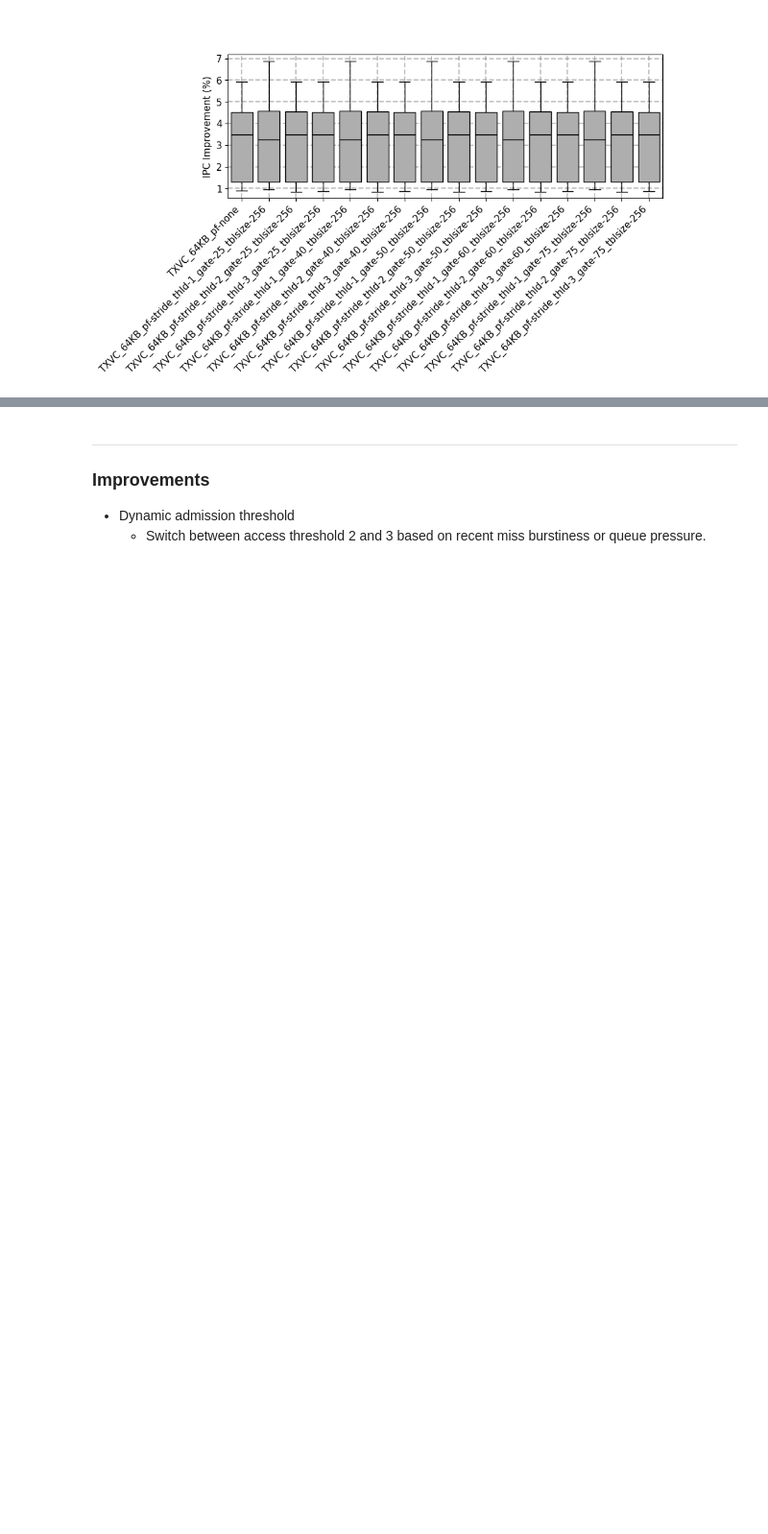
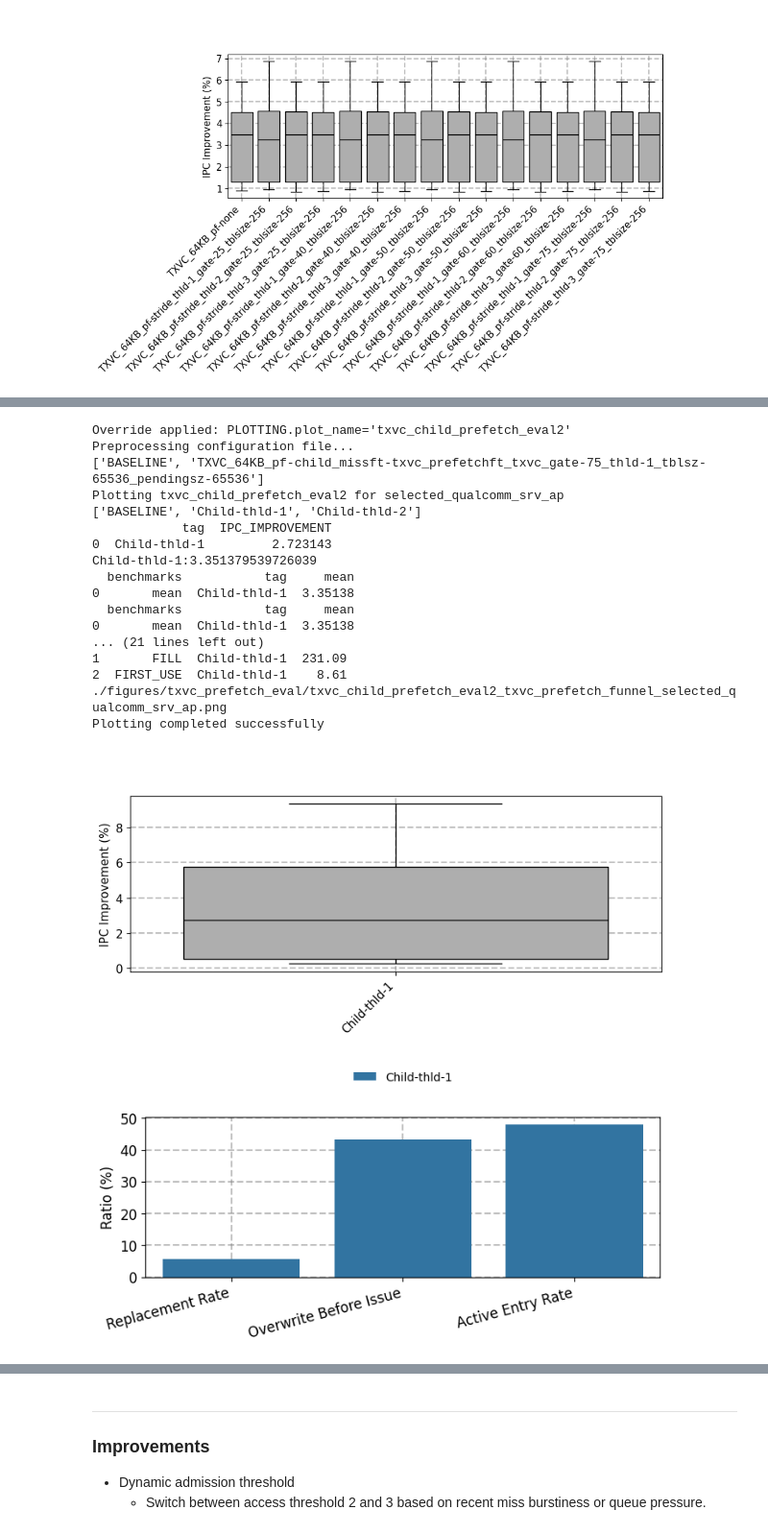
Before and after one commit to dchasap/itp_asplos25_AE, a Jupyter notebook: notebooks/txvc_prefetcher.ipynb, the cells around one changed output, grey strips where cells are left out. Shown at 96% size. Cells and saved outputs as stored; diff of their text form; code cells hidden in the pictures; blank space fills up the shorter version.

```diff
--- a/notebooks/txvc_prefetcher.ipynb
+++ b/notebooks/txvc_prefetcher.ipynb
@@ -362,0 +617,38 @@ Plotting completed successfully
+# %%
+!./scripts/manage_experiment.py --config exp_conf/txvc_child_prefetch_eval.ini --override "PLOTTING.plot_name=txvc_child_prefetch_eval2" "*.txvc.pf_child_train_on_hit=0 1" --plot
+
+from IPython.display import Image, display
+display(Image("./figures/txvc_prefetch_eval/txvc_child_prefetch_eval2_ipc_selected_qualcomm_srv_ap.png",
+width=600, height=600))
+
+from IPython.display import Image, display
+display(Image("./figures/txvc_prefetch_eval/txvc_child_prefetch_eval2_txvc_prefetcher_survivability_selected_qualcomm_srv_ap.png",
+width=600, height=600))
+
+from IPython.display import Image, display
+display(Image("./figures/txvc_prefetch_eval/txvc_child_prefetch_eval2_txvc_prefetch_failure_split_selected_qualcomm_srv_ap.png",
+width=600, height=600))
+
+from IPython.display import Image, display
+display(Image("./figures/txvc_prefetch_eval/txvc_child_prefetch_eval_txvc_prefetch_funnel_selected_qualcomm_srv_ap.png",
+width=600, height=600))
+# %% [output]
+Override applied: PLOTTING.plot_name='txvc_child_prefetch_eval2'
+Preprocessing configuration file...
+['BASELINE', 'TXVC_64KB_pf-child_missft-txvc_prefetchft_txvc_gate-75_thld-1_tblsz-65536_pendingsz-65536']
+Plotting txvc_child_prefetch_eval2 for selected_qualcomm_srv_ap
+['BASELINE', 'Child-thld-1', 'Child-thld-2']
+            tag  IPC_IMPROVEMENT
+0  Child-thld-1         2.723143
+Child-thld-1:3.351379539726039
+  benchmarks           tag     mean
+0       mean  Child-thld-1  3.35138
+  benchmarks           tag     mean
+0       mean  Child-thld-1  3.35138
+... (21 lines left out)
+1       FILL  Child-thld-1  231.09
+2  FIRST_USE  Child-thld-1    8.61
+./figures/txvc_prefetch_eval/txvc_child_prefetch_eval2_txvc_prefetch_funnel_selected_qualcomm_srv_ap.png
+Plotting completed successfully
+[figure, added]
+[figure, added]
```
Also changed, not shown: parts of 19 cells of this notebook, 6 other files.
